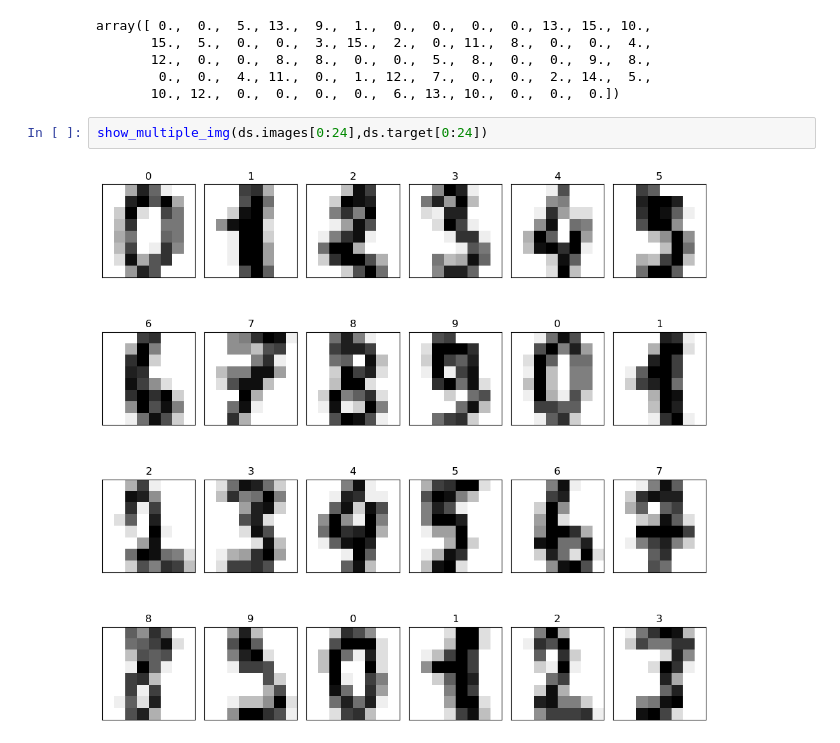
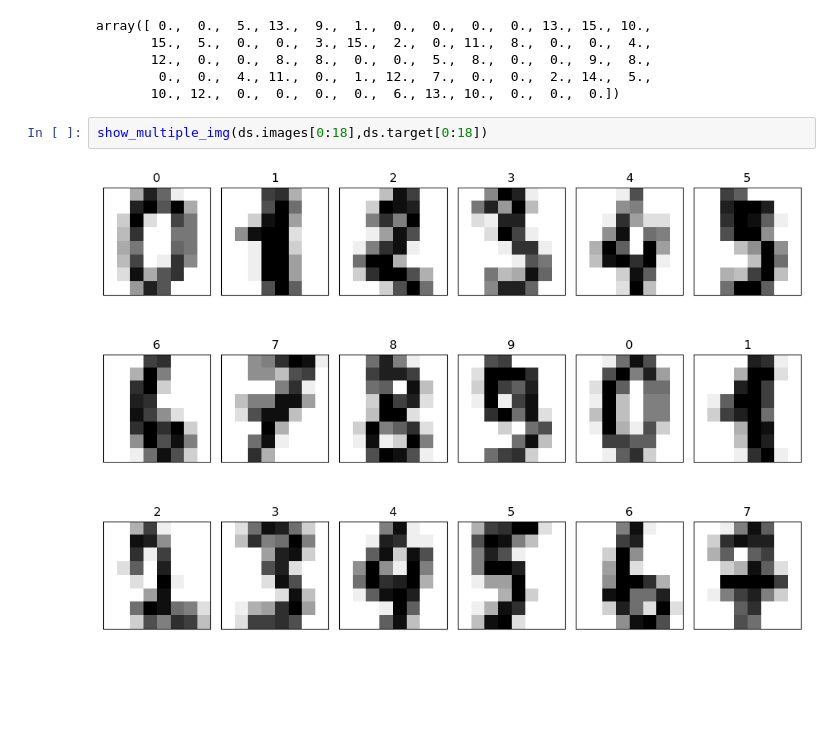
Before and after one commit to Svved/ITS_FirstProject, a Jupyter notebook: Esercizi/MNIST.ipynb, the cells around one changed output. Drawn from its saved outputs; the diff is of its cells as text; blank space fills up the shorter version.

```diff
--- a/Esercizi/MNIST.ipynb
+++ b/Esercizi/MNIST.ipynb
@@ -94,6 +94,6 @@ array([ 0.,  0.,  5., 13.,  9.,  1.,  0.,  0.,  0.,  0., 13., 15., 10.,
         0.,  0.,  4., 11.,  0.,  1., 12.,  7.,  0.,  0.,  2., 14.,  5.,
        10., 12.,  0.,  0.,  0.,  0.,  6., 13., 10.,  0.,  0.,  0.])
 # %%
-show_multiple_img(ds.images[0:24],ds.target[0:24])
+show_multiple_img(ds.images[0:18],ds.target[0:18])
 # %% [output]
-[figure, old version]
+[figure, new version]
```
